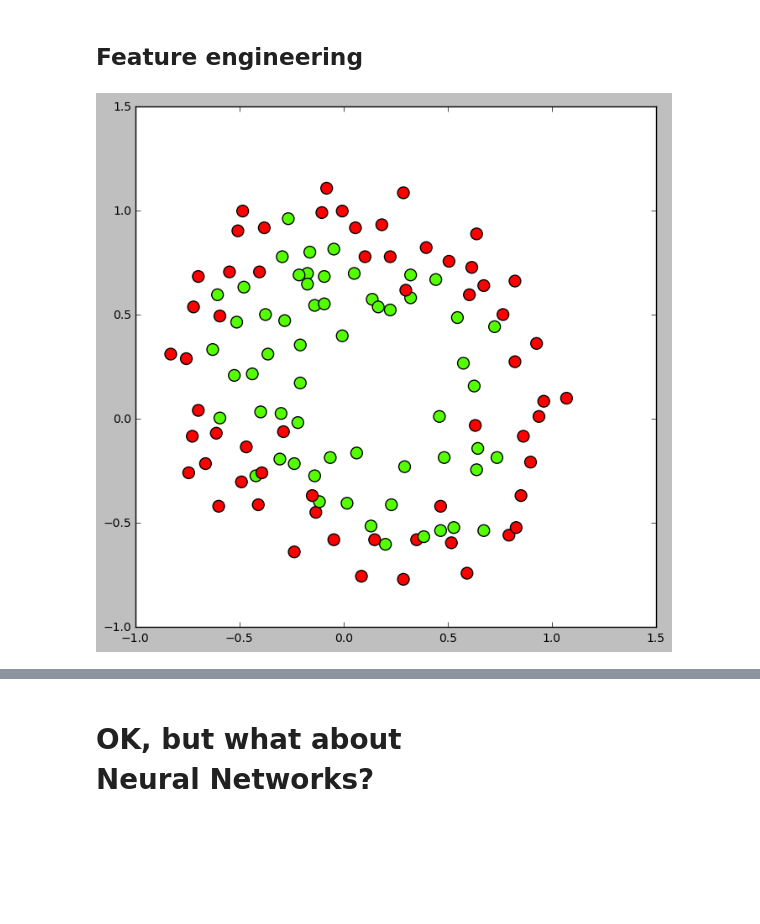
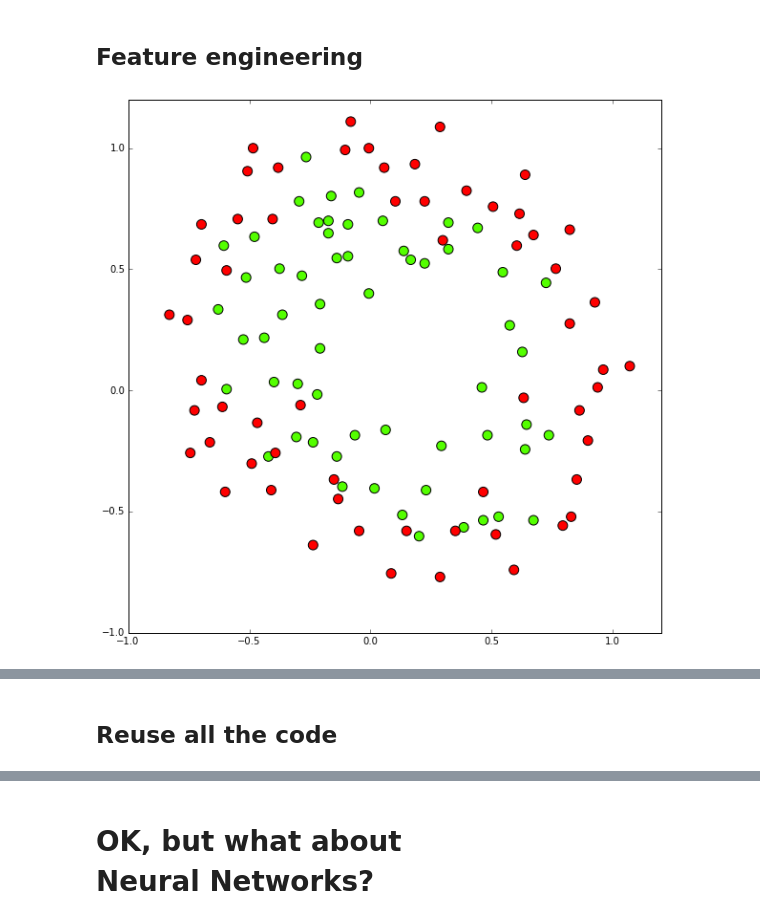
Before and after one commit to emjotde/mt-marathon, a Jupyter notebook: lec01/Neural Networks - Prolog 2 - Logistic Regression.ipynb, the cells around one changed output, grey strips where cells are left out. Drawn from its saved outputs; the diff is of its cells as text; code cells hidden in the pictures; blank space fills up the shorter version.

```diff
--- a/lec01/Neural Networks - Prolog 2 - Logistic Regression.ipynb
+++ b/lec01/Neural Networks - Prolog 2 - Logistic Regression.ipynb
@@ -400,46 +389,43 @@ print("Accuracy =", acc/float(len(XTest)))
 n = 1
 sgd = False
 # %%
-import importlib
-importlib.reload(matplotlib)
-importlib.reload(pl);
 
 def powerme(x1,x2,n):
     X = []
     for m in range(n+1):
         for i in range(m+1):
             X.append(np.multiply(np.power(x1,i),np.power(x2,(m-i))))
     return np.hstack(X)
 
 data = np.matrix(np.loadtxt("ex2data2.txt",delimiter=","))
 np.random.shuffle(data)
 
 X = powerme(data[:,0], data[:,1],n)
 Y = data[:,2]
 
-pl.figure(figsize=(8,8))
+pl.figure(figsize=(10,10))
 pl.scatter(X[:,2].tolist(),
                X[:,1].tolist(),
                c=Y.tolist(),
                s=100, cmap=pl.cm.get_cmap('prism'));
 
 if sgd:
     theta = np.matrix(np.zeros(X.shape[1])).reshape(X.shape[1],1)
     thetaBest = mbSGD(h, J, dJ, theta, X, Y,
                        alpha=0.1, maxSteps=10000, batchSize = 10)
 
     xx, yy = np.meshgrid(np.arange(-1.5, 1.5, 0.02),
                          np.arange(-1.5, 1.5, 0.02))
     l = len(xx.ravel())
     C = powerme(xx.reshape(l,1),yy.reshape(l,1),n)
     z = h(thetaBest, C).reshape(np.sqrt(l),np.sqrt(l))
 
     cont = pl.contour(xx, yy, z, levels=[0.5], lw=5);
-    pl.ylim(-1,1.2);
-    pl.xlim(-1,1.2);
-    pl.legend();
+pl.ylim(-1,1.2);
+pl.xlim(-1,1.2);
+pl.legend();
 # %% [output]
-[figure, old version]
+[figure, new version]
 # %% [markdown]
 ## A more difficult example: The MNIST task
 
@@ -501,6 +487,8 @@ def toMatrix(data, maxItems=1000):
         X[i, 1:] = image.reshape(28*28,) / 255.0
         Y[i] = label
     return X, Y
+# %% [markdown]
+## Reuse all the code
 # %%
 mnistXTrain, mnistYTrain = toMatrix(read(dataset="training"),
                                     maxItems=60000)
```
Also changed, not shown: parts of 9 cells of this notebook, 1 other file.
